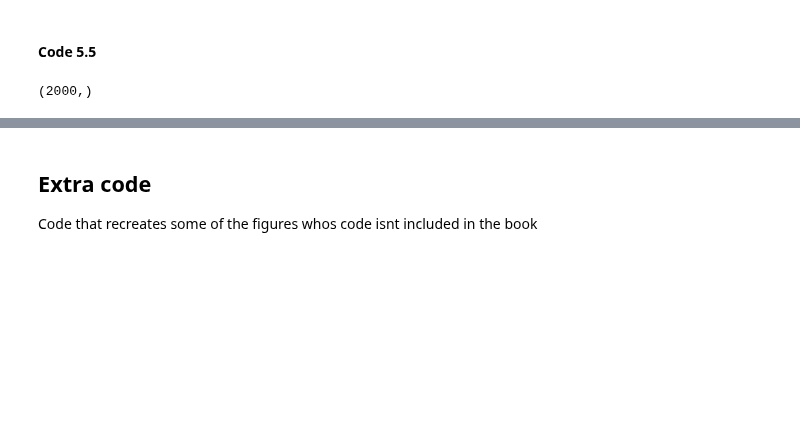
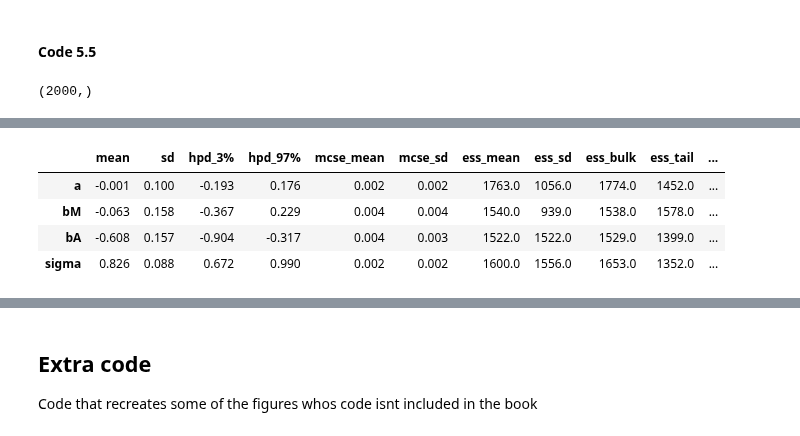
Before and after one commit to pymc-devs/pymc-resources, a Jupyter notebook: Rethinking_2/Chp_05.ipynb, the cells around one changed output, grey strips where cells are left out. Saved outputs shown, nothing was run; the diff lists cells and outputs as text; code cells hidden in the pictures; blank space fills up the shorter version.

```diff
--- a/Rethinking_2/Chp_05.ipynb
+++ b/Rethinking_2/Chp_05.ipynb
@@ -117,0 +162,8 @@ az.plot_hpd(age_std_seq, mu_pred.T)
+# %%
+pm.summary(trace_divorce_marriage_age, var_names=["a", "bM", "bA", "sigma"])
+# %% [output]
+|  | mean | sd | hpd_3% | hpd_97% | mcse_mean | mcse_sd | ess_mean | ess_sd | ess_bulk | ess_tail | ... |
+| a | -0.001 | 0.100 | -0.193 | 0.176 | 0.002 | 0.002 | 1763.0 | 1056.0 | 1774.0 | 1452.0 | ... |
+| bM | -0.063 | 0.158 | -0.367 | 0.229 | 0.004 | 0.004 | 1540.0 | 939.0 | 1538.0 | 1578.0 | ... |
+| bA | -0.608 | 0.157 | -0.904 | -0.317 | 0.004 | 0.003 | 1522.0 | 1522.0 | 1529.0 | 1399.0 | ... |
+| sigma | 0.826 | 0.088 | 0.672 | 0.990 | 0.002 | 0.002 | 1600.0 | 1556.0 | 1653.0 | 1352.0 | ... |
```
Also changed, not shown: parts of 37 cells of this notebook.
